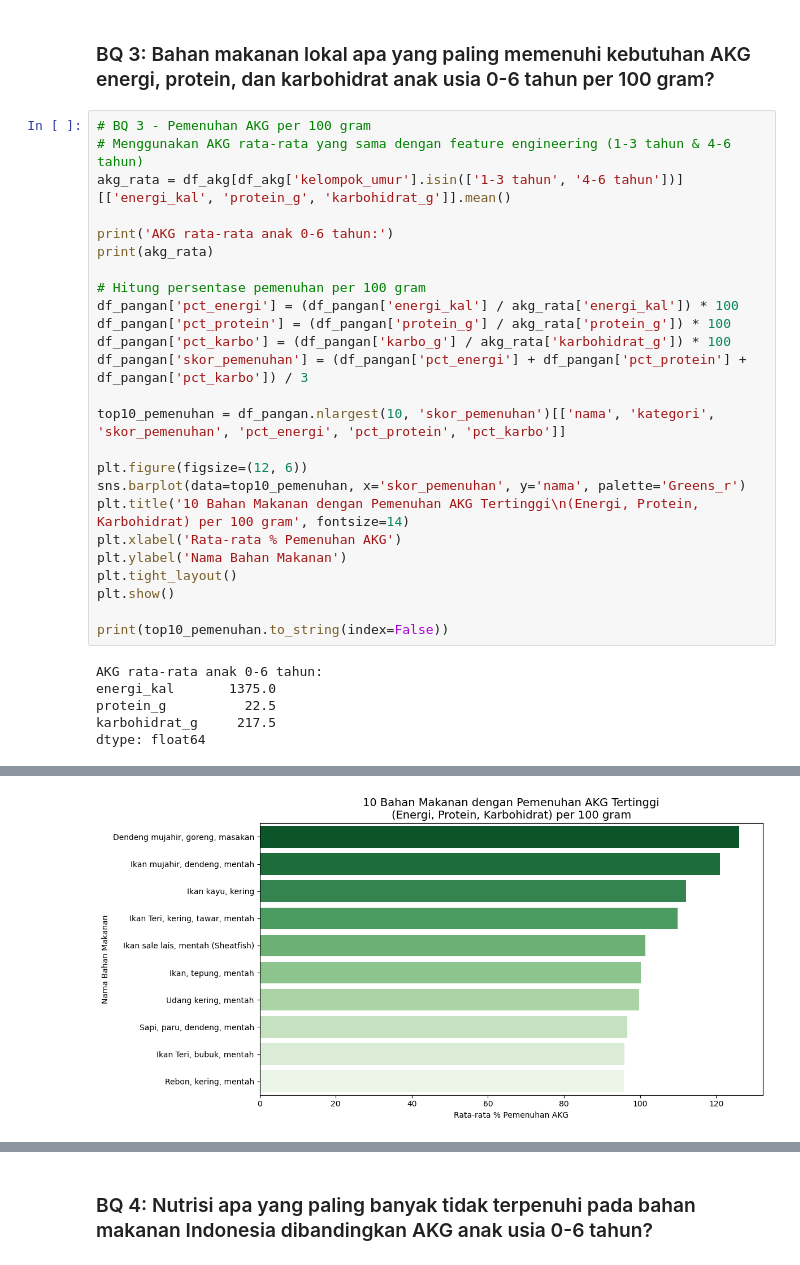
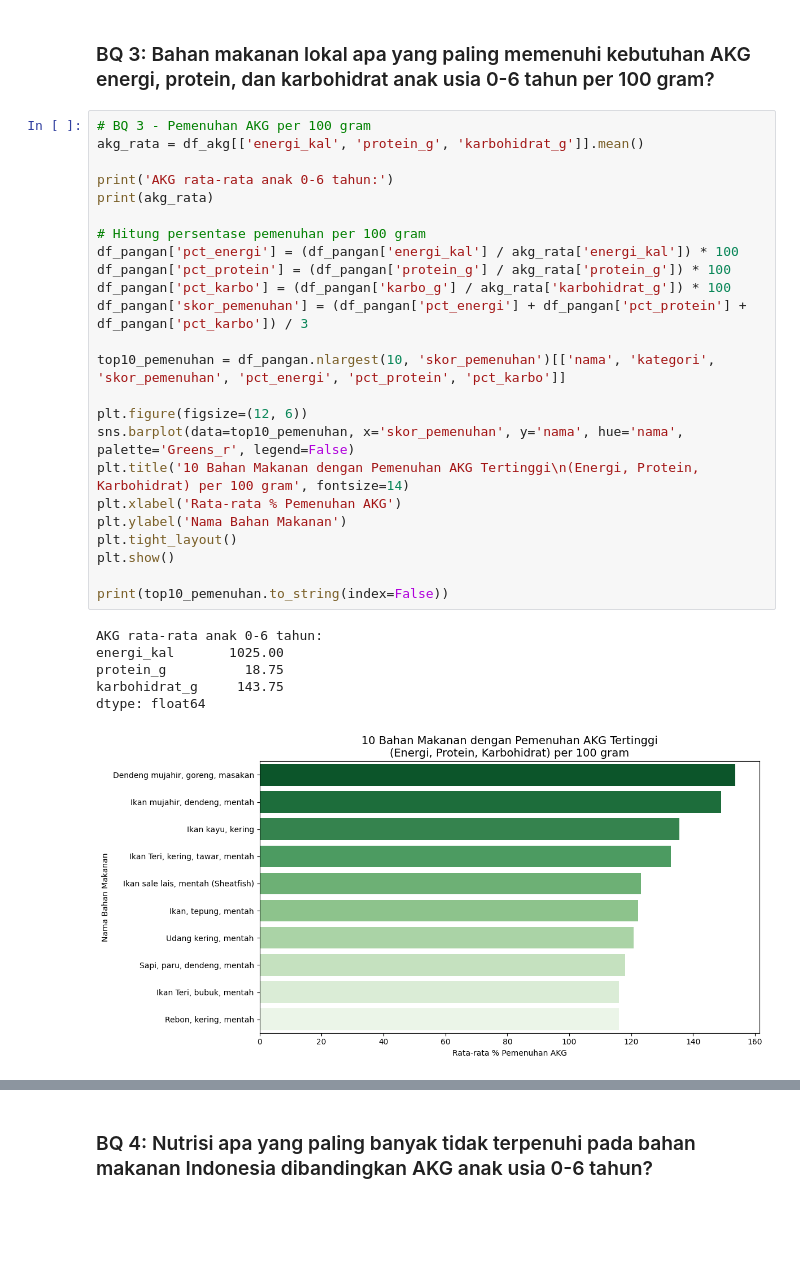
Before and after one commit to reginaarijazuhra-2023-glitch/Smart-Nutrition-Tracker-for-Golden-Age-Children, a Jupyter notebook: 02_Analisis.ipynb, the cells around one changed output, grey strips where cells are left out. Drawn from its saved outputs; the diff is of its cells as text; blank space fills up the shorter version.

```diff
--- a/02_Analisis.ipynb
+++ b/02_Analisis.ipynb
@@ -657,32 +719,32 @@ Sebaliknya, kelompok **Buah (1.48 g)** dan **Minuman Non Alkohol (0.20 g)** memi
 ### BQ 3: Bahan makanan lokal apa yang paling memenuhi kebutuhan AKG energi, protein, dan karbohidrat anak usia 0-6 tahun per 100 gram?
 # %%
 # BQ 3 - Pemenuhan AKG per 100 gram
-# Menggunakan AKG rata-rata yang sama dengan feature engineering (1-3 tahun & 4-6 tahun)
-akg_rata = df_akg[df_akg['kelompok_umur'].isin(['1-3 tahun', '4-6 tahun'])][['energi_kal', 'protein_g', 'karbohidrat_g']].mean()
+akg_rata = df_akg[['energi_kal', 'protein_g', 'karbohidrat_g']].mean()
 
 print('AKG rata-rata anak 0-6 tahun:')
 print(akg_rata)
 
 # Hitung persentase pemenuhan per 100 gram
 df_pangan['pct_energi'] = (df_pangan['energi_kal'] / akg_rata['energi_kal']) * 100
 df_pangan['pct_protein'] = (df_pangan['protein_g'] / akg_rata['protein_g']) * 100
 df_pangan['pct_karbo'] = (df_pangan['karbo_g'] / akg_rata['karbohidrat_g']) * 100
 df_pangan['skor_pemenuhan'] = (df_pangan['pct_energi'] + df_pangan['pct_protein'] + df_pangan['pct_karbo']) / 3
 
 top10_pemenuhan = df_pangan.nlargest(10, 'skor_pemenuhan')[['nama', 'kategori', 'skor_pemenuhan', 'pct_energi', 'pct_protein', 'pct_karbo']]
 
 plt.figure(figsize=(12, 6))
-sns.barplot(data=top10_pemenuhan, x='skor_pemenuhan', y='nama', palette='Greens_r')
+sns.barplot(data=top10_pemenuhan, x='skor_pemenuhan', y='nama', hue='nama', palette='Greens_r', legend=False)
 plt.title('10 Bahan Makanan dengan Pemenuhan AKG Tertinggi\n(Energi, Protein, Karbohidrat) per 100 gram', fontsize=14)
 plt.xlabel('Rata-rata % Pemenuhan AKG')
 plt.ylabel('Nama Bahan Makanan')
 plt.tight_layout()
 plt.show()
 
 print(top10_pemenuhan.to_string(index=False))
 # %% [output]
 AKG rata-rata anak 0-6 tahun:
-energi_kal       1375.0
-protein_g          22.5
-karbohidrat_g     217.5
+energi_kal       1025.00
+protein_g          18.75
+karbohidrat_g     143.75
 dtype: float64
+[figure, new version]
@@ -692 +761,0 @@ Passing `palette` without assigning `hue` is deprecated and will be removed in v
-[figure, old version]
```
Also changed, not shown: parts of 20 cells of this notebook, 2 other files.
